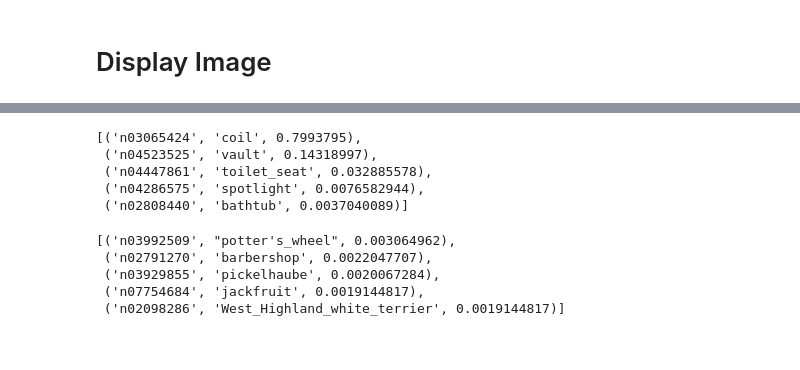
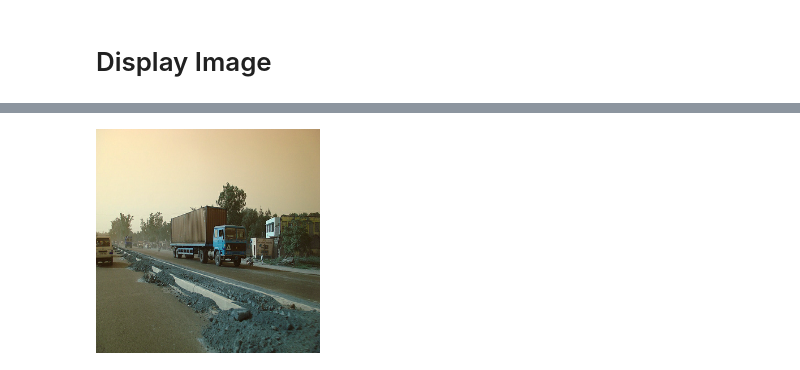
Before and after one commit to WeiHao97/deepxplore, a Jupyter notebook: ImageNet/int8vsft32.ipynb, the cells around one changed output, grey strips where cells are left out. Saved outputs shown, nothing was run; the diff lists cells and outputs as text; code cells hidden in the pictures.

```diff
--- a/ImageNet/int8vsft32.ipynb
+++ b/ImageNet/int8vsft32.ipynb
@@ -127,17 +188,5 @@ pred1, pred2= model.predict(gen_img), q_model.predict(gen_img)
-# %%
-tf.keras.applications.resnet.decode_predictions(pred1, top=5)[0]
-# %% [output]
-[('n03065424', 'coil', 0.7993795),
- ('n04523525', 'vault', 0.14318997),
- ('n04447861', 'toilet_seat', 0.032885578),
- ('n04286575', 'spotlight', 0.0076582944),
- ('n02808440', 'bathtub', 0.0037040089)]
-# %%
-tf.keras.applications.resnet.decode_predictions(pred2, top=5)[0]
-# %% [output]
-[('n03992509', "potter's_wheel", 0.003064962),
- ('n02791270', 'barbershop', 0.0022047707),
- ('n03929855', 'pickelhaube', 0.0020067284),
- ('n07754684', 'jackfruit', 0.0019144817),
- ('n02098286', 'West_Highland_white_terrier', 0.0019144817)]
+# %%
+tf.keras.preprocessing.image.array_to_img(gen_image[0,:,:,:])
+# %% [output]
+[figure, added]
 # %%
```
Also changed, not shown: parts of 45 cells of this notebook, 4 other files.
